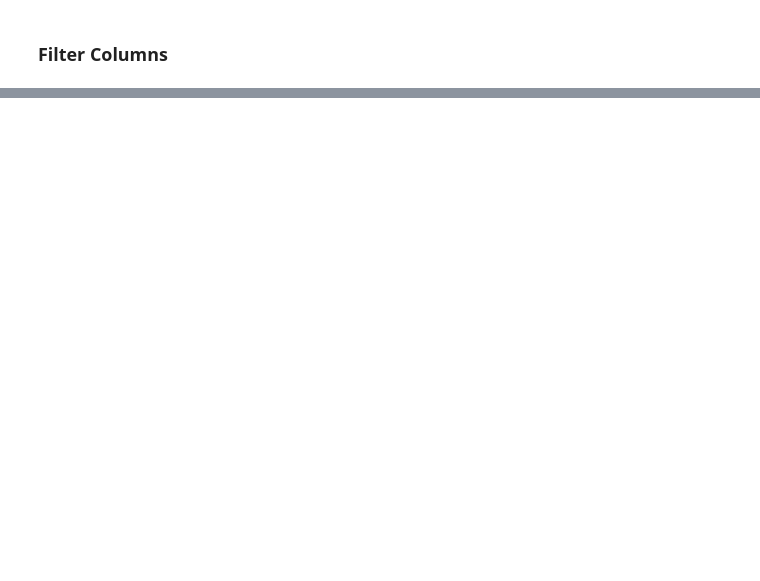
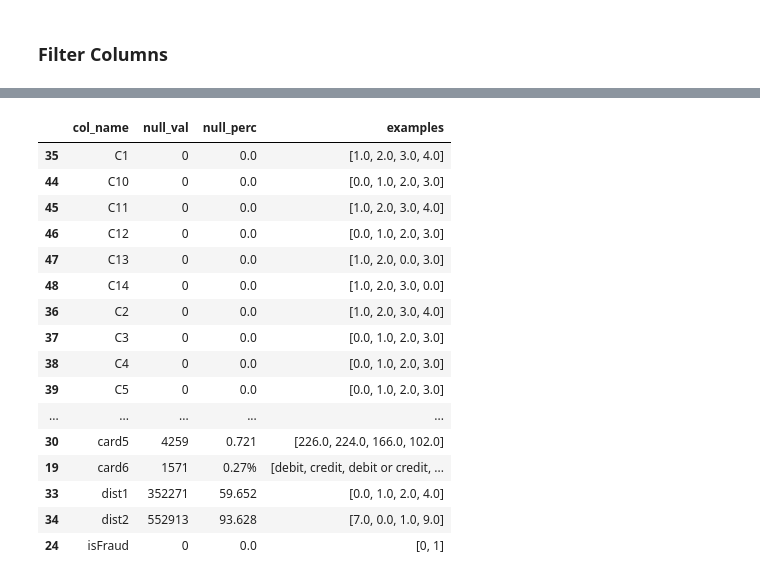
Before and after one commit to x6zeng/dsc198, a Jupyter notebook: Fraud Detection Project.ipynb, the cells around one changed output, grey strips where cells are left out. Saved outputs shown, nothing was run; the diff lists cells and outputs as text; code cells hidden in the pictures; blank space fills up the shorter version.

```diff
--- a/Fraud Detection Project.ipynb
+++ b/Fraud Detection Project.ipynb
@@ -101,16 +29,0 @@ fig.colorbar(im, orientation='vertical', fraction = 0.05)
-# %%
-fig, ax = plt.subplots(figsize=(16,16))
-im = ax.imshow(pear_corr, interpolation='nearest')
-fig.colorbar(im, orientation='vertical', fraction = 0.05)
-
-# Show all ticks and label them with the dataframe column name
-ax.set_xticklabels(our_data.columns, rotation=65, fontsize=20)
-ax.set_yticklabels(our_data.columns, rotation=0, fontsize=20)
-
-# Loop over data dimensions and create text annotations
-for i in range(len(our_data.columns)-1):
-    for j in range(len(our_data.columns)-1):
-        text = ax.text(j, i, round(pear_corr.to_numpy()[i, j], 2),
-                       ha="center", va="center", color="black")
-
-plt.show()
@@ -532,0 +338,24 @@ train_transaction.head(2)
+# %%
+pd.set_option('display.max_rows', None)
+cat_tr = cat_summary_df[cat_summary_df['src']=='TR'][['col_name', 'null_val', 'null_perc', 'examples']]
+quan_tr = quan_summary_df[quan_summary_df['src']=='TR'][['col_name', 'null_val', 'null_perc', 'examples']]
+tr_summary = pd.concat([cat_tr, quan_tr])
+tr_summary.sort_values(by=['col_name'])
+# %% [output]
+|  | col_name | null_val | null_perc | examples |
+| 35 | C1 | 0 | 0.0 | [1.0, 2.0, 3.0, 4.0] |
+| 44 | C10 | 0 | 0.0 | [0.0, 1.0, 2.0, 3.0] |
+| 45 | C11 | 0 | 0.0 | [1.0, 2.0, 3.0, 4.0] |
+| 46 | C12 | 0 | 0.0 | [0.0, 1.0, 2.0, 3.0] |
+| 47 | C13 | 0 | 0.0 | [1.0, 2.0, 0.0, 3.0] |
+| 48 | C14 | 0 | 0.0 | [1.0, 2.0, 3.0, 0.0] |
+| 36 | C2 | 0 | 0.0 | [1.0, 2.0, 3.0, 4.0] |
+| 37 | C3 | 0 | 0.0 | [0.0, 1.0, 2.0, 3.0] |
+| 38 | C4 | 0 | 0.0 | [0.0, 1.0, 2.0, 3.0] |
+| 39 | C5 | 0 | 0.0 | [0.0, 1.0, 2.0, 3.0] |
+| ... | ... | ... | ... | ... |
+| 30 | card5 | 4259 | 0.721 | [226.0, 224.0, 166.0, 102.0] |
+| 19 | card6 | 1571 | 0.27% | [debit, credit, debit or credit, ... |
+| 33 | dist1 | 352271 | 59.652 | [0.0, 1.0, 2.0, 4.0] |
+| 34 | dist2 | 552913 | 93.628 | [7.0, 0.0, 1.0, 9.0] |
+| 24 | isFraud | 0 | 0.0 | [0, 1] |
```
Also changed, not shown: parts of 58 cells of this notebook.
